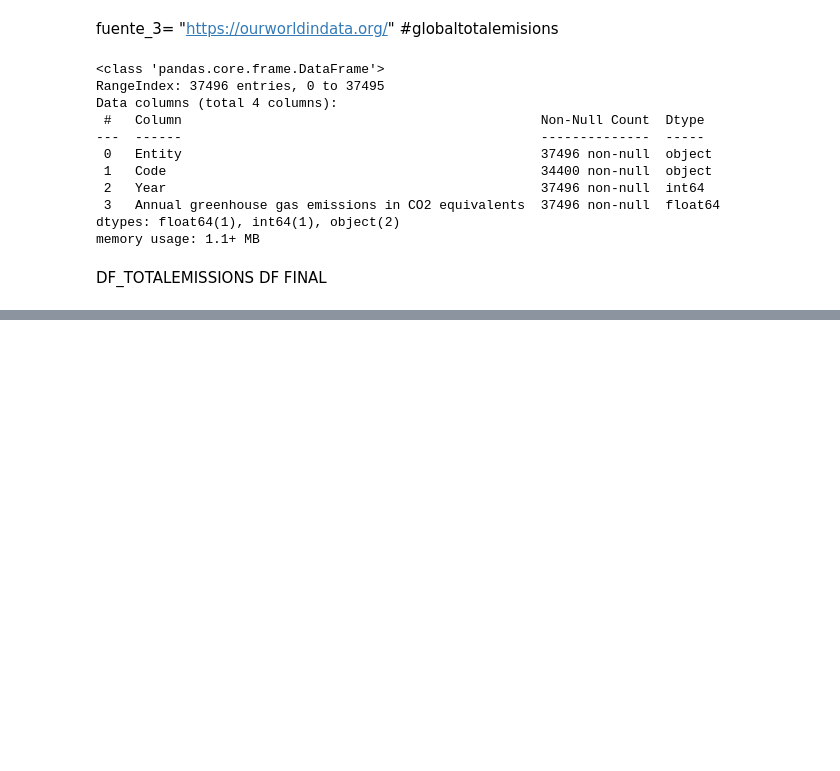
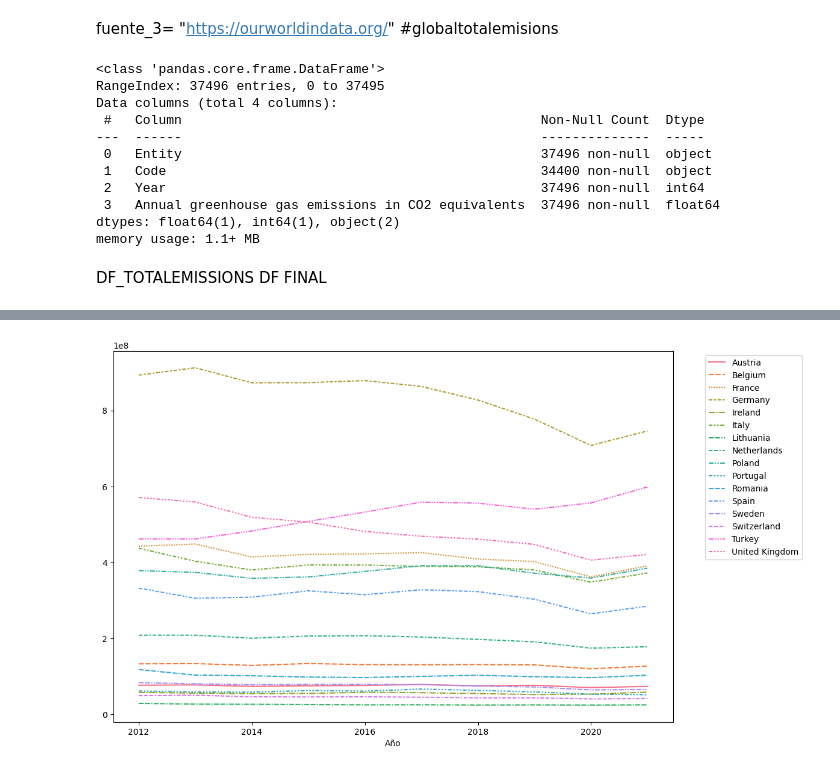
Before and after one commit to JuditRoca/Carnic_impact_EDA, a Jupyter notebook: Global.ipynb, the cells around one changed output, grey strips where cells are left out. Saved outputs shown, nothing was run; the diff lists cells and outputs as text; code cells hidden in the pictures; blank space fills up the shorter version.

```diff
--- a/Global.ipynb
+++ b/Global.ipynb
@@ -60,0 +78,6 @@ ValueError: Could not interpret value `AÑO` for parameter `x`
+# %%
+emisiones_alta= df_totalemissions[['Austria', 'Belgium', 'France', 'Germany',
+       'Ireland', 'Italy', 'Lithuania', 'Netherlands', 'Poland', 'Portugal', 'Romania', 'Spain',
+       'Sweden', 'Switzerland', 'Turkey', 'United Kingdom']].copy()
+
+emisiones_alta
@@ -60,0 +97,6 @@ ValueError: Could not interpret value `AÑO` for parameter `x`
+# %%
+plt.figure(figsize=(12,8))
+sns.lineplot(data = emisiones_alta)
+plt.legend(bbox_to_anchor=(1.05, 1), loc='upper left');
+# %% [output]
+[figure, added]
```
Also changed, not shown: parts of 9 cells of this notebook, 1 other file.
